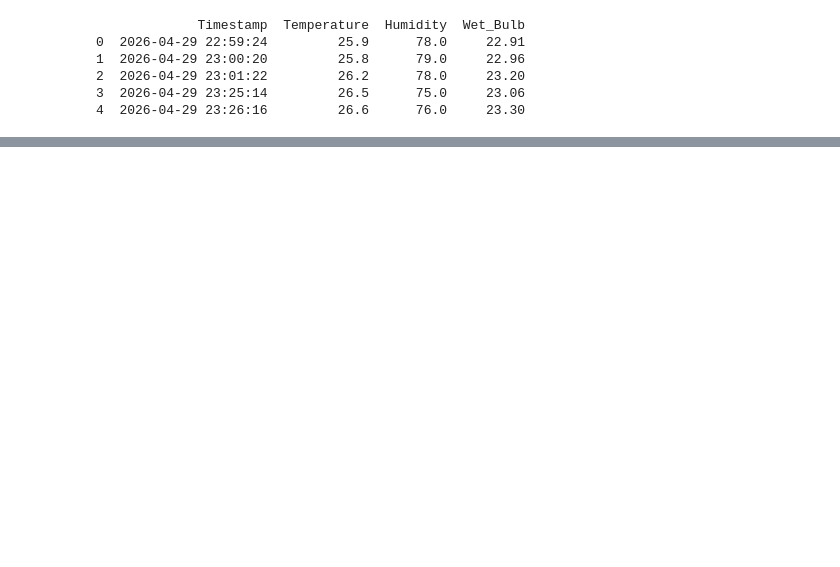
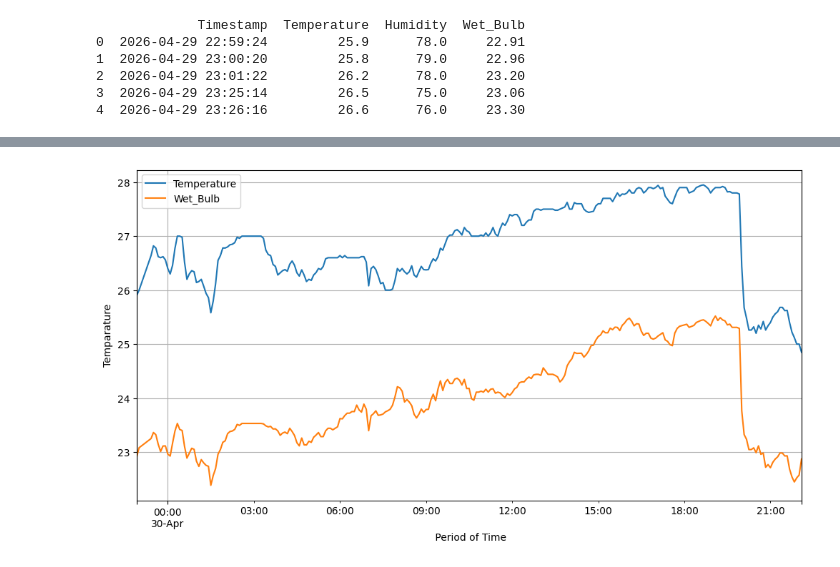
Before and after one commit to Sakib0626Q2/Wet-Bulb-Temp-Project, a Jupyter notebook: wet_bulb_temp.ipynb, the cells around one changed output, grey strips where cells are left out. Saved outputs shown, nothing was run; the diff lists cells and outputs as text; code cells hidden in the pictures; blank space fills up the shorter version.

```diff
--- a/wet_bulb_temp.ipynb
+++ b/wet_bulb_temp.ipynb
@@ -79,0 +130,12 @@ plt.show()
+# %%
+df_resampled = df_resampled.interpolate(method='time', limit=4)
+# df.set_index('Timestamp', inplace=True)
+
+df_resampled[["Temperature", "Wet_Bulb"]].plot(figsize = (12, 6))
+plt.xlabel(" Period of Time")
+plt.ylabel("Temparature")
+# plt.savefig("Graph Temp vs Period of Time of both room temp and wet bulb", dpi=300)
+plt.grid(True)
+plt.show()
+# %% [output]
+[figure, added]
```
Also changed, not shown: parts of 12 cells of this notebook, 2 other files.
